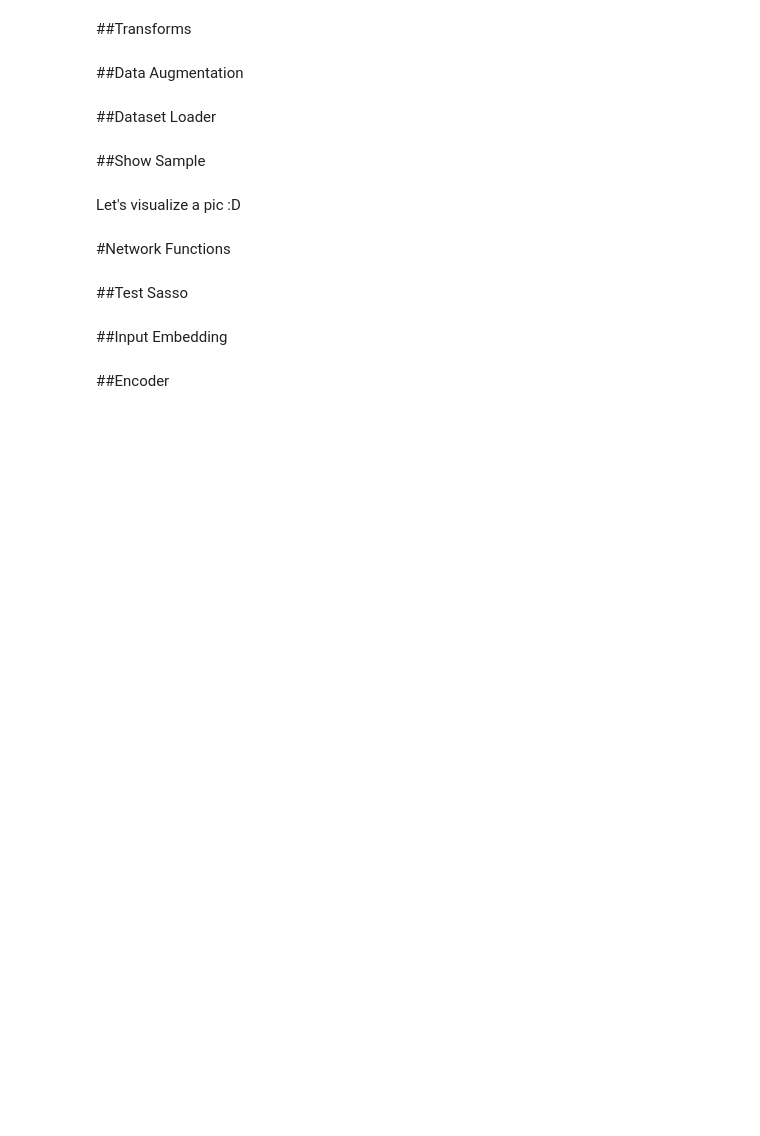
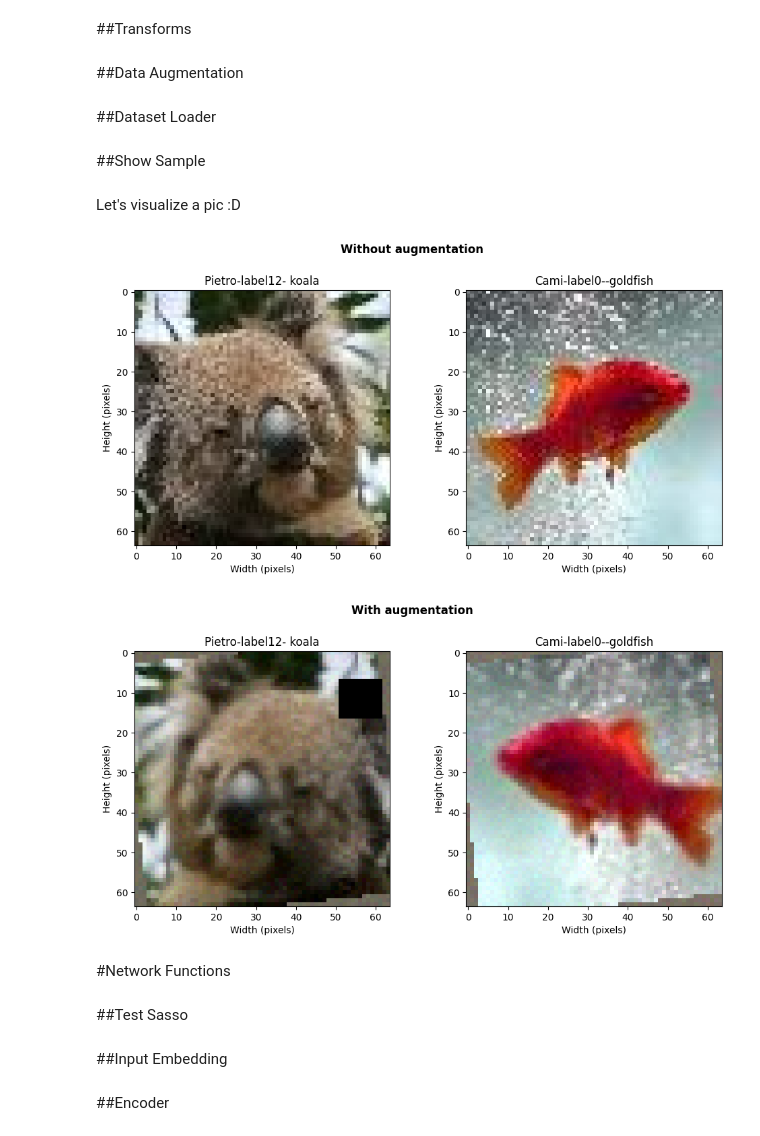
Before and after one commit to Sassotek/Mechanistic-Interpretability-for-Vision-Models-Optimization, a Jupyter notebook: Mechanistic_Interpretability_for_Vision_Models_Optimization_code.ipynb, the cells around one changed output. Saved outputs shown, nothing was run; the diff lists cells and outputs as text; code cells hidden in the pictures; blank space fills up the shorter version.

```diff
--- a/Mechanistic_Interpretability_for_Vision_Models_Optimization_code.ipynb
+++ b/Mechanistic_Interpretability_for_Vision_Models_Optimization_code.ipynb
@@ -828,9 +903,9 @@ def show_sample_2(dataset, mode, label_1, idx_1, label_2, idx_2,aug:bool,denorma
       image_2= denormalize(image_2, MEAN, STD)
 
 
-    label_1 = sample_1['label']
+    label1 = sample_1['label']
     image_1 = image_1.permute(1, 2, 0).numpy()
-    label_2 = sample_2['label']
+    label2 = sample_2['label']
     image_2 = image_2.permute(1, 2, 0).numpy()
 
     fig, axs = plt.subplots(1, 2, figsize=(10, 5))
@@ -838,7 +913,7 @@ def show_sample_2(dataset, mode, label_1, idx_1, label_2, idx_2,aug:bool,denorma
     # First image
     axs[0].imshow(image_1)
     #axs[0].set_title(f"Label: {label_1}")
-    axs[0].set_title(f"Pietro-label{label_1}")
+    axs[0].set_title(f"Pietro-label{label1}- {labels_dict[label_1][0]}")
     axs[0].set_xlabel('Width (pixels)')
     axs[0].set_ylabel('Height (pixels)')
     axs[0].grid(False)
@@ -846,7 +921,7 @@ def show_sample_2(dataset, mode, label_1, idx_1, label_2, idx_2,aug:bool,denorma
     # Second image
     axs[1].imshow(image_2)
     #axs[1].set_title(f"Label: {label_2}")
-    axs[1].set_title(f"Cami-label{label_2}")
+    axs[1].set_title(f"Cami-label{label2}--{labels_dict[label_2][0]}")
     axs[1].set_xlabel('Width (pixels)')
     axs[1].set_ylabel('Height (pixels)')
     axs[1].grid(False)
@@ -866,10 +941,13 @@ Let's visualize a pic :D
 # %%
 mode = 'train'
 datset_1 = DatasetLoader(data_path, mode, augmentation=False)
 datset_2 = DatasetLoader(data_path, mode, augmentation=True)
 #show_sample_1(datset_1, 'n01644900', 0, 'n01443537', 0)
-show_sample_2(datset_1, mode, 'n01882714', 44, 'n01443537', 0,aug=True,denormalizing=True)
-show_sample_2(datset_2, mode, 'n01882714', 44, 'n01443537', 0,aug=False,denormalizing=True)
+show_sample_2(datset_1, mode, 'n01882714', 44, 'n01443537', 0,aug=False,denormalizing=True)
+show_sample_2(datset_2, mode, 'n01882714', 44, 'n01443537', 0,aug=True,denormalizing=True)
+# %% [output]
+[figure, added]
+[figure, added]
 # %% [markdown]
 #Network Functions
 # %% [markdown]
```
Also changed, not shown: parts of 22 cells of this notebook.
